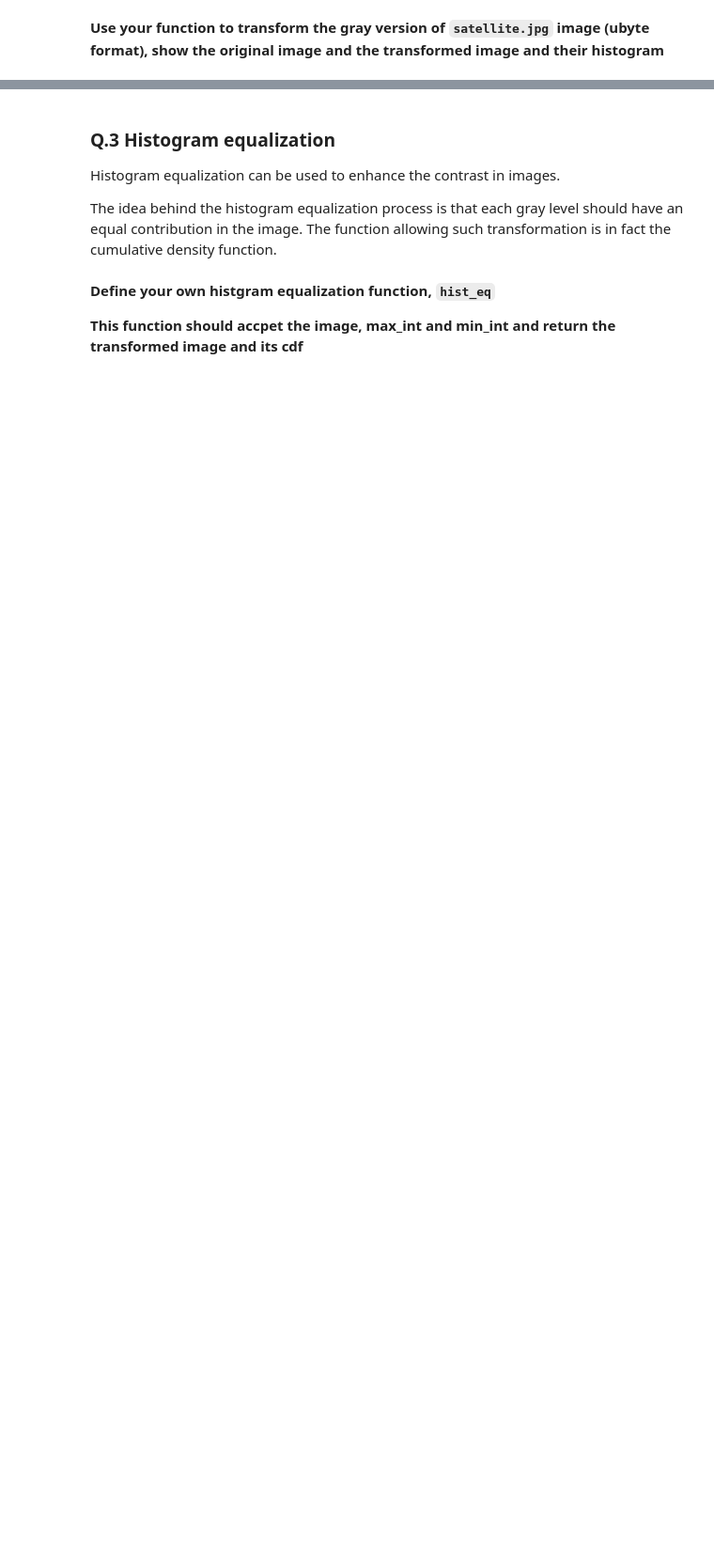
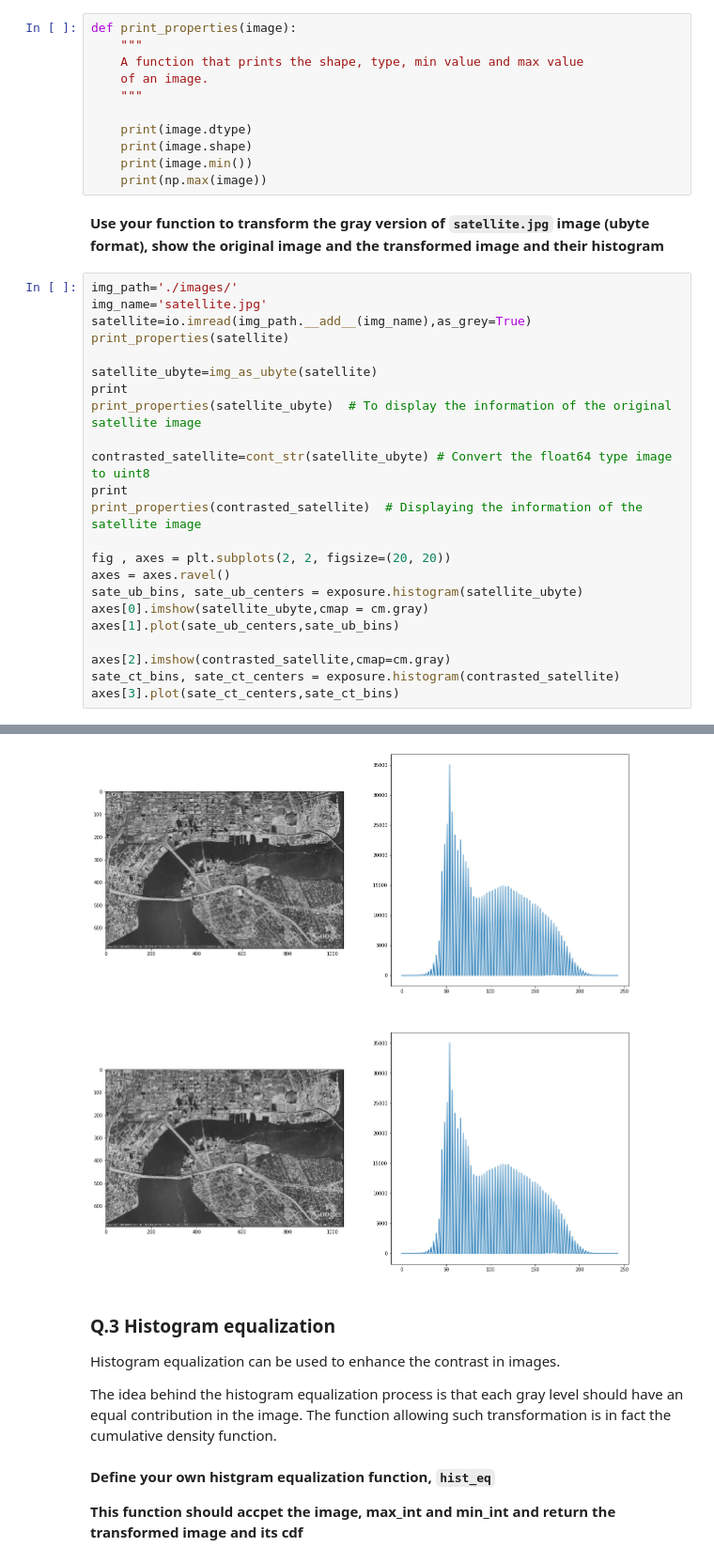
Before and after one commit to WayoOchoa/B31XB-IIP-TP-1718, a Jupyter notebook: 2-image-enhancement/2-enhancement-supplementary.ipynb, the cells around one changed output, grey strips where cells are left out. Shown at 94% size. Cells and saved outputs as stored; diff of their text form; blank space fills up the shorter version.

```diff
--- a/2-image-enhancement/2-enhancement-supplementary.ipynb
+++ b/2-image-enhancement/2-enhancement-supplementary.ipynb
@@ -38,2 +58,37 @@ Pretty printing has been turned ON
+# %%
+def print_properties(image):
+    """
+    A function that prints the shape, type, min value and max value
+    of an image.
+    """
+
+    print(image.dtype)
+    print(image.shape)
+    print(image.min())
+    print(np.max(image))
 # %% [markdown]
 **Use your function to transform the  gray version of `satellite.jpg` image (ubyte format), show the original image and the transformed image and their histogram**
+# %%
+img_path='./images/'
+img_name='satellite.jpg'
+satellite=io.imread(img_path.__add__(img_name),as_grey=True)
+print_properties(satellite)
+
+satellite_ubyte=img_as_ubyte(satellite)
+print
+print_properties(satellite_ubyte)  # To display the information of the original satellite image
+
+contrasted_satellite=cont_str(satellite_ubyte) # Convert the float64 type image to uint8
+print
+print_properties(contrasted_satellite)  # Displaying the information of the satellite image
+
+fig , axes = plt.subplots(2, 2, figsize=(20, 20))
+axes = axes.ravel()
+sate_ub_bins, sate_ub_centers = exposure.histogram(satellite_ubyte)
+axes[0].imshow(satellite_ubyte,cmap = cm.gray)
+axes[1].plot(sate_ub_centers,sate_ub_bins)
+
+axes[2].imshow(contrasted_satellite,cmap=cm.gray)
+sate_ct_bins, sate_ct_centers = exposure.histogram(contrasted_satellite)
+axes[3].plot(sate_ct_centers,sate_ct_bins)
+# %% [output]
@@ -40,3 +110,4 @@ Pretty printing has been turned ON
+[figure, added]
 # %% [markdown]
 ### Q.3 Histogram equalization
 Histogram equalization can be used to enhance the contrast in images.
```
Also changed, not shown: parts of 10 cells of this notebook.
